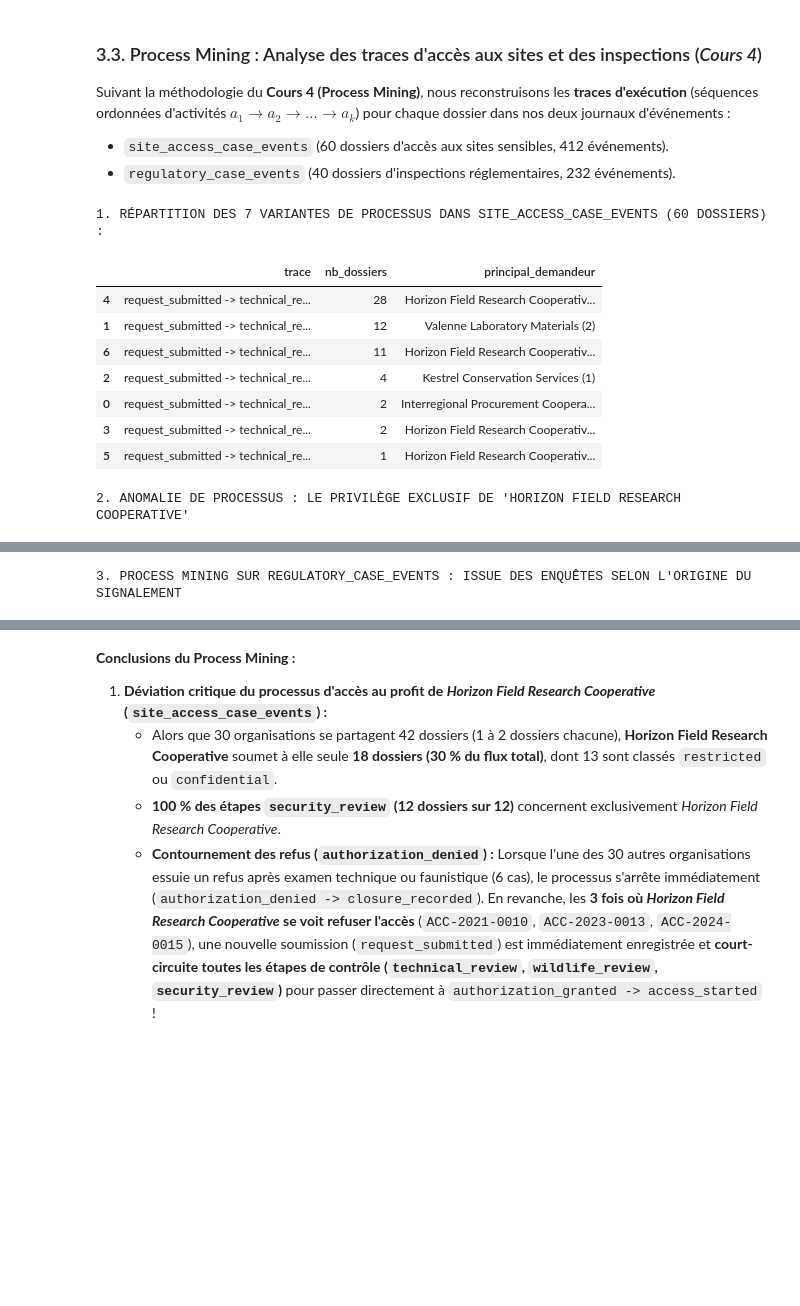
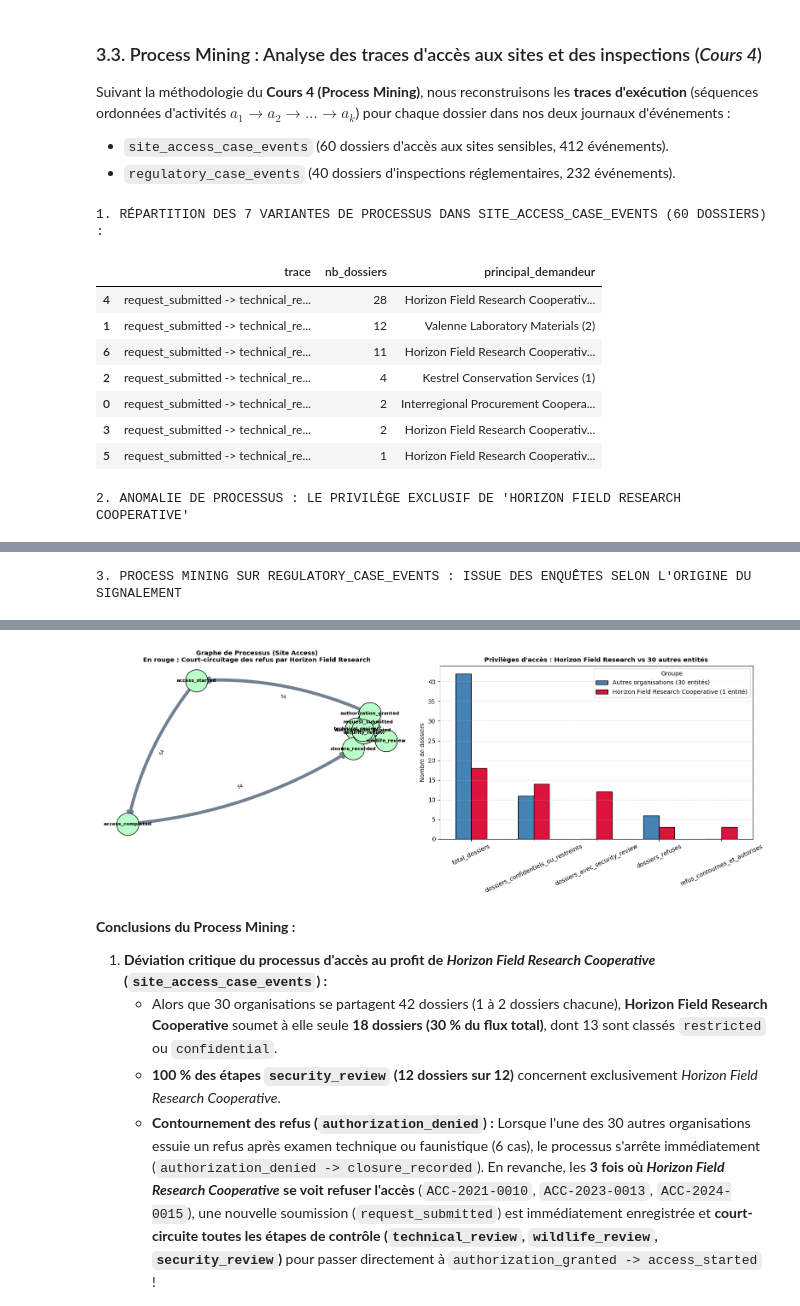
Before and after one commit to YasminaABBAS/20262027-UE-DataMining-Groupe10, a Jupyter notebook: Base_notebook_to_complete-checkpoint.ipynb, the cells around one changed output, grey strips where cells are left out. Drawn from its saved outputs; the diff is of its cells as text; code cells hidden in the pictures; blank space fills up the shorter version.

```diff
--- a/Base_notebook_to_complete-checkpoint.ipynb
+++ b/Base_notebook_to_complete-checkpoint.ipynb
@@ -1315,33 +1419,73 @@ traces_rc = rc_sorted.groupby('case_number').agg(
     agence=('agency_name', 'first'),
     source_alerte=('initiating_source', 'first'),
     unite_assignee=('assigned_unit', 'first'),
     trace=('activity', lambda s: ' -> '.join(s)),
     outcome_final=('outcome', 'last')
 ).reset_index()
 
 print("\n3. PROCESS MINING SUR REGULATORY_CASE_EVENTS : ISSUE DES ENQUÊTES SELON L'ORIGINE DU SIGNALEMENT")
 display(pd.crosstab(traces_rc['source_alerte'], traces_rc['outcome_final'], margins=True))
+
+# --- AJOUT VISUEL SECTION 3.3 : GRAPHE ORIENTÉ DE PROCESSUS (DFG) & COMPARATIF ---
+fig, axes = plt.subplots(1, 2, figsize=(16, 6))
+
+# 1. Construction du Directly-Follows Graph (DFG) sur site_access_case_events
+G_proc = nx.DiGraph()
+for trace_str in traces_sa['trace']:
+    etapes = trace_str.split(' -> ')
+    for a, b in zip(etapes[:-1], etapes[1:]):
+        if G_proc.has_edge(a, b):
+            G_proc[a][b]['weight'] += 1
+        else:
+            G_proc.add_edge(a, b, weight=1)
+
+pos_proc = nx.kamada_kawai_layout(G_proc)
+edge_colors = [
+    'red' if (u == 'authorization_denied' and v == 'request_submitted') or (u == 'request_submitted' and v == 'authorization_granted')
+    else 'slategray' for u, v in G_proc.edges()
+]
+edge_widths = [1 + 0.08 * G_proc[u][v]['weight'] for u, v in G_proc.edges()]
+
+nx.draw_networkx_nodes(G_proc, pos_proc, ax=axes[0], node_color='#baffc9', node_size=1400, edgecolors='black')
+nx.draw_networkx_labels(G_proc, pos_proc, ax=axes[0], font_size=8, font_weight='bold')
+nx.draw_networkx_edges(G_proc, pos_proc, ax=axes[0], edge_color=edge_colors, width=edge_widths, arrows=True, arrowsize=18, connectionstyle='arc3,rad=0.12')
+
+edge_labels = {(u, v): d['weight'] for u, v, d in G_proc.edges(data=True)}
+nx.draw_networkx_edge_labels(G_proc, pos_proc, edge_labels=edge_labels, ax=axes[0], font_size=7.5)
+axes[0].set_title("Graphe de Processus (Site Access)\nEn rouge : Court-circuitage des refus par Horizon Field Research", fontsize=10.5, fontweight='bold')
+axes[0].axis('off')
+
+# 2. Graphique comparatif : Horizon Field Research vs les 30 autres organisations
+bilan_horizon.T.plot(kind='bar', ax=axes[1], color=['steelblue', 'crimson'], edgecolor='black')
+axes[1].set_title("Privilèges d'accès : Horizon Field Research vs 30 autres entités", fontsize=10.5, fontweight='bold')
+axes[1].set_ylabel("Nombre de dossiers")
+axes[1].tick_params(axis='x', rotation=25)
+axes[1].grid(axis='y', linestyle='--', alpha=0.5)
+
+plt.tight_layout()
+plt.show()
 # %% [output]
 1. RÉPARTITION DES 7 VARIANTES DE PROCESSUS DANS SITE_ACCESS_CASE_EVENTS (60 DOSSIERS) :
 |  | trace | nb_dossiers | principal_demandeur |
 | 4 | request_submitted -> technical_re... | 28 | Horizon Field Research Cooperativ... |
 | 1 | request_submitted -> technical_re... | 12 | Valenne Laboratory Materials (2) |
 | 6 | request_submitted -> technical_re... | 11 | Horizon Field Research Cooperativ... |
 | 2 | request_submitted -> technical_re... | 4 | Kestrel Conservation Services (1) |
 | 0 | request_submitted -> technical_re... | 2 | Interregional Procurement Coopera... |
 | 3 | request_submitted -> technical_re... | 2 | Horizon Field Research Cooperativ... |
 | 5 | request_submitted -> technical_re... | 1 | Horizon Field Research Cooperativ... |
 2. ANOMALIE DE PROCESSUS : LE PRIVILÈGE EXCLUSIF DE 'HORIZON FIELD RESEARCH COOPERATIVE'
 |  | total_dossiers | dossiers_confidentiels_ou_restreints | dossiers_avec_security_review | dossiers_refuses | refus_contournes_et_autorises |
 | Groupe |  |  |  |  |  |
 | Autres organisations (30 entités) | 42 | 11 | 0 | 6 | 0 |
 | Horizon Field Research Cooperativ... | 18 | 14 | 12 | 3 | 3 |
 3. PROCESS MINING SUR REGULATORY_CASE_EVENTS : ISSUE DES ENQUÊTES SELON L'ORIGINE DU SIGNALEMENT
 | outcome_final | action recorded | case closed | case closed after review | case closed without further action | corrective action accepted | ... |
 | source_alerte |  |  |  |  |  | ... |
 | civil society referral | 2 | 4 | 4 | 0 | 0 | ... |
 | routine referral | 0 | 0 | 0 | 25 | 5 | ... |
 | All | 2 | 4 | 4 | 25 | 5 | ... |
+[figure, added]
 # %% [markdown]
 **Conclusions du Process Mining :**
 1. **Déviation critique du processus d'accès au profit de *Horizon Field Research Cooperative* (`site_access_case_events`) :**
```
Also changed, not shown: parts of 3 cells of this notebook.
